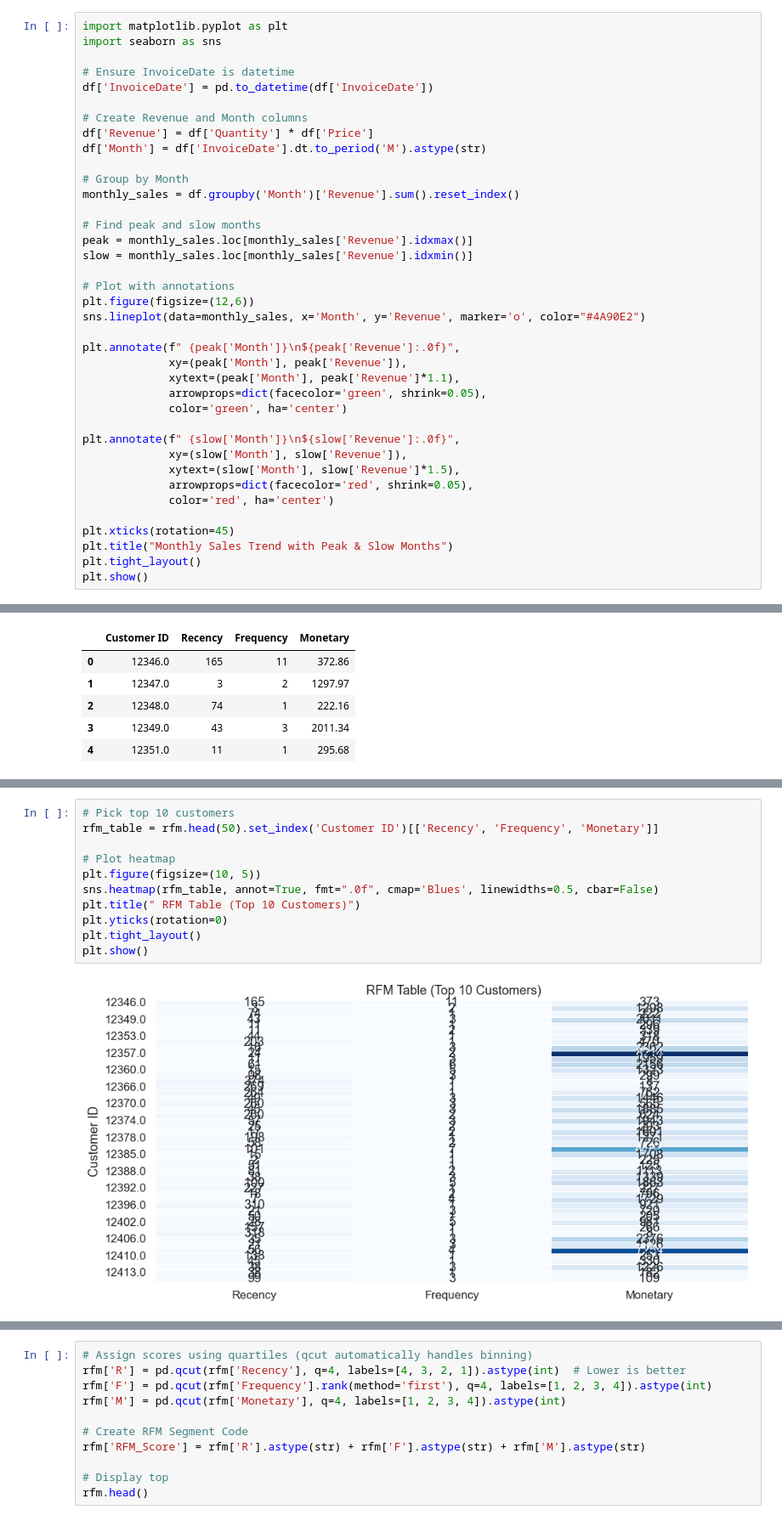
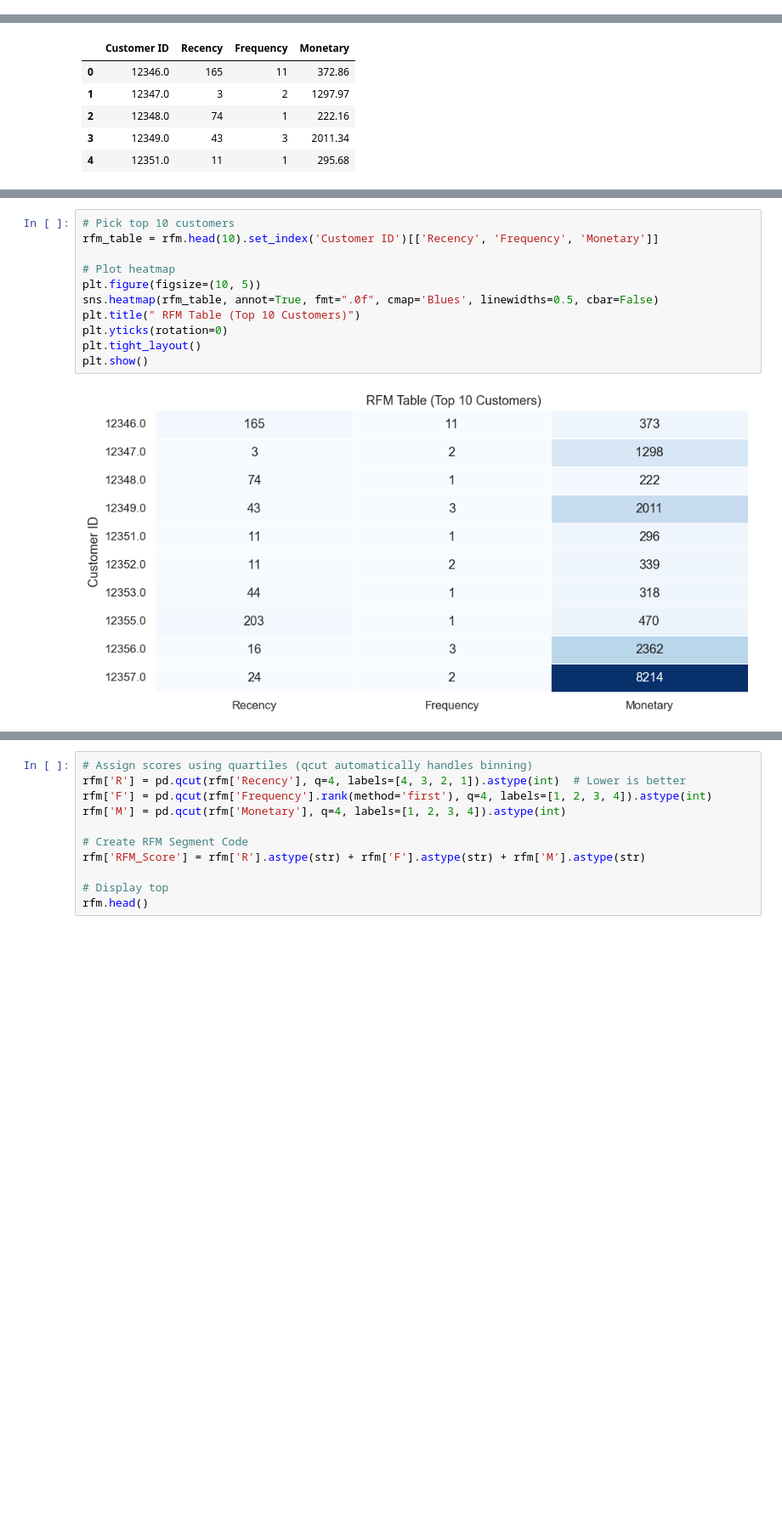
Before and after one commit to kinzarani1234/retail-sales-eda, a Jupyter notebook: online retail sales.ipynb, the cells around one changed output, grey strips where cells are left out. Shown at 85% size. Cells and saved outputs as stored; diff of their text form; blank space fills up the shorter version.

```diff
--- a/online retail sales.ipynb
+++ b/online retail sales.ipynb
@@ -575,38 +414,0 @@ This step visualizes monthly revenue trends and highlights the peak and slowest
-# %%
-import matplotlib.pyplot as plt
-import seaborn as sns
-
-# Ensure InvoiceDate is datetime
-df['InvoiceDate'] = pd.to_datetime(df['InvoiceDate'])
-
-# Create Revenue and Month columns
-df['Revenue'] = df['Quantity'] * df['Price']
-df['Month'] = df['InvoiceDate'].dt.to_period('M').astype(str)
-
-# Group by Month
-monthly_sales = df.groupby('Month')['Revenue'].sum().reset_index()
-
-# Find peak and slow months
-peak = monthly_sales.loc[monthly_sales['Revenue'].idxmax()]
-slow = monthly_sales.loc[monthly_sales['Revenue'].idxmin()]
-
-# Plot with annotations
-plt.figure(figsize=(12,6))
-sns.lineplot(data=monthly_sales, x='Month', y='Revenue', marker='o', color="#4A90E2")
-
-plt.annotate(f" {peak['Month']}\n${peak['Revenue']:.0f}",
-             xy=(peak['Month'], peak['Revenue']),
-             xytext=(peak['Month'], peak['Revenue']*1.1),
-             arrowprops=dict(facecolor='green', shrink=0.05),
-             color='green', ha='center')
-
-plt.annotate(f" {slow['Month']}\n${slow['Revenue']:.0f}",
-             xy=(slow['Month'], slow['Revenue']),
-             xytext=(slow['Month'], slow['Revenue']*1.5),
-             arrowprops=dict(facecolor='red', shrink=0.05),
-             color='red', ha='center')
-
-plt.xticks(rotation=45)
-plt.title("Monthly Sales Trend with Peak & Slow Months")
-plt.tight_layout()
-plt.show()
@@ -723,13 +498,13 @@ This step visualizes the top 10 customers based on the RFM metrics using a heatm
 # %%
 # Pick top 10 customers
-rfm_table = rfm.head(50).set_index('Customer ID')[['Recency', 'Frequency', 'Monetary']]
+rfm_table = rfm.head(10).set_index('Customer ID')[['Recency', 'Frequency', 'Monetary']]
 
 # Plot heatmap
 plt.figure(figsize=(10, 5))
 sns.heatmap(rfm_table, annot=True, fmt=".0f", cmap='Blues', linewidths=0.5, cbar=False)
 plt.title(" RFM Table (Top 10 Customers)")
 plt.yticks(rotation=0)
 plt.tight_layout()
 plt.show()
 # %% [output]
-[figure, old version]
+[figure, new version]
```
Also changed, not shown: parts of 85 cells of this notebook.
